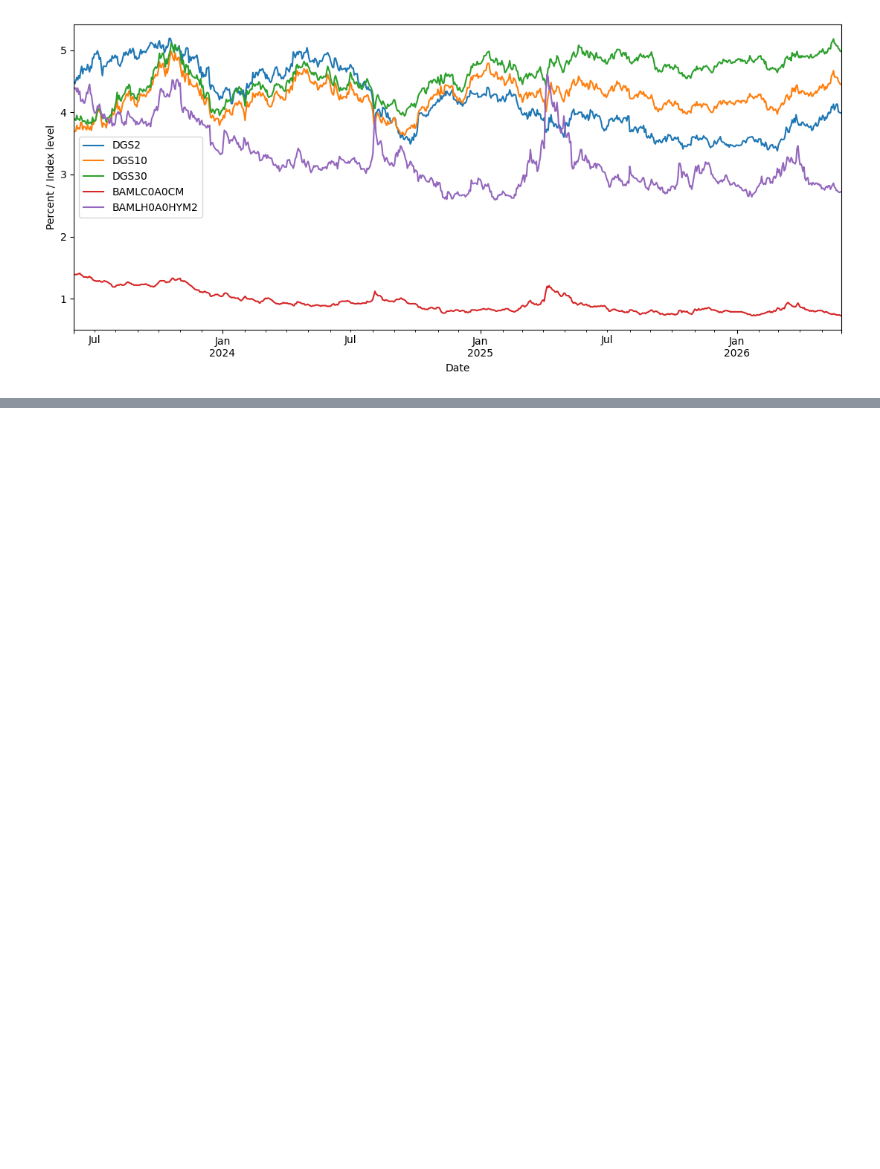
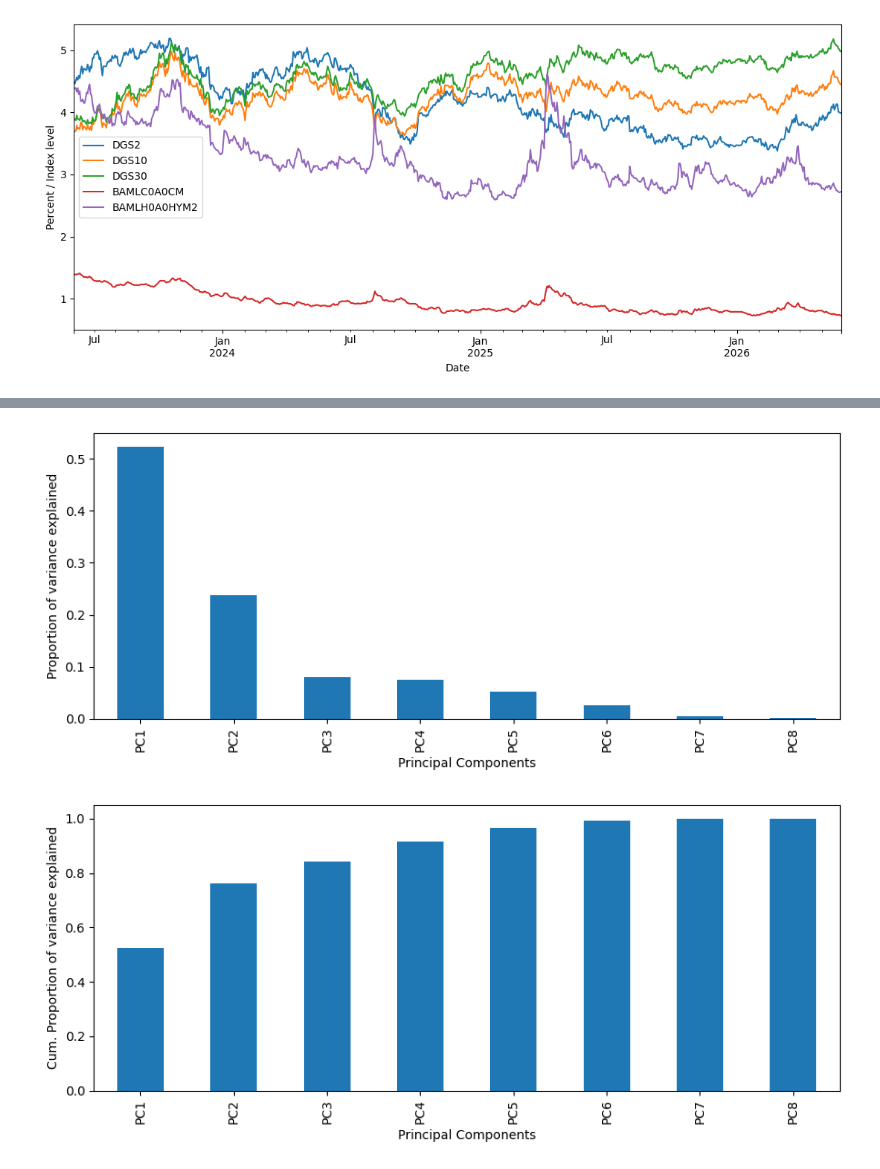
Before and after one commit to niranjanrao13/FixedIncomePortfolio-Analysis, a Jupyter notebook: notebooks/risk_analysis.ipynb, the cells around one changed output, grey strips where cells are left out. Saved outputs shown, nothing was run; the diff lists cells and outputs as text; code cells hidden in the pictures; blank space fills up the shorter version.

```diff
--- a/notebooks/risk_analysis.ipynb
+++ b/notebooks/risk_analysis.ipynb
@@ -334,0 +327,20 @@ Portfolio_Return             1.0000
+# %%
+pca_input = model_data[PCA_FACTOR_COLS].dropna()
+y_for_pca = model_data.loc[pca_input.index, "Portfolio_Return"]
+
+scaler = StandardScaler()
+X_scaled = scaler.fit_transform(pca_input)
+
+pca = PCA()
+pc_scores_array = pca.fit_transform(X_scaled)
+
+pc_names = [f'PC{i+1}' for i in range(len(PCA_FACTOR_COLS))]
+explained = pd.Series(pca.explained_variance_ratio_,index=pc_names,name='Explained_Variance_Ratio')
+cum_explained = explained.cumsum().rename("Cumulative_Explained_Variance")
+
+loadings = pd.DataFrame(pca.components_.T, index=PCA_FACTOR_COLS,columns=pc_names)
+
+pca_scores = pd.DataFrame(pc_scores_array, index = pca_input.index, columns = pc_names)
+
+display(pd.concat([explained,cum_explained],axis=1).round(4))
+display(loadings.round(3))
@@ -334,0 +366,18 @@ Portfolio_Return             1.0000
+# %%
+fig, ax = plt.subplots(figsize=(9,4))
+explained.plot(kind='bar',ax=ax)
+ax.set_xlabel("Principal Components")
+ax.set_ylabel("Proportion of variance explained")
+plt.tight_layout()
+plt.show()
+
+
+fig, ax = plt.subplots(figsize=(9,4))
+cum_explained.plot(kind='bar',ax=ax)
+ax.set_xlabel("Principal Components")
+ax.set_ylabel("Cum. Proportion of variance explained")
+plt.tight_layout()
+plt.show()
+# %% [output]
+[figure, added]
+[figure, added]
```
Also changed, not shown: parts of 8 cells of this notebook.
